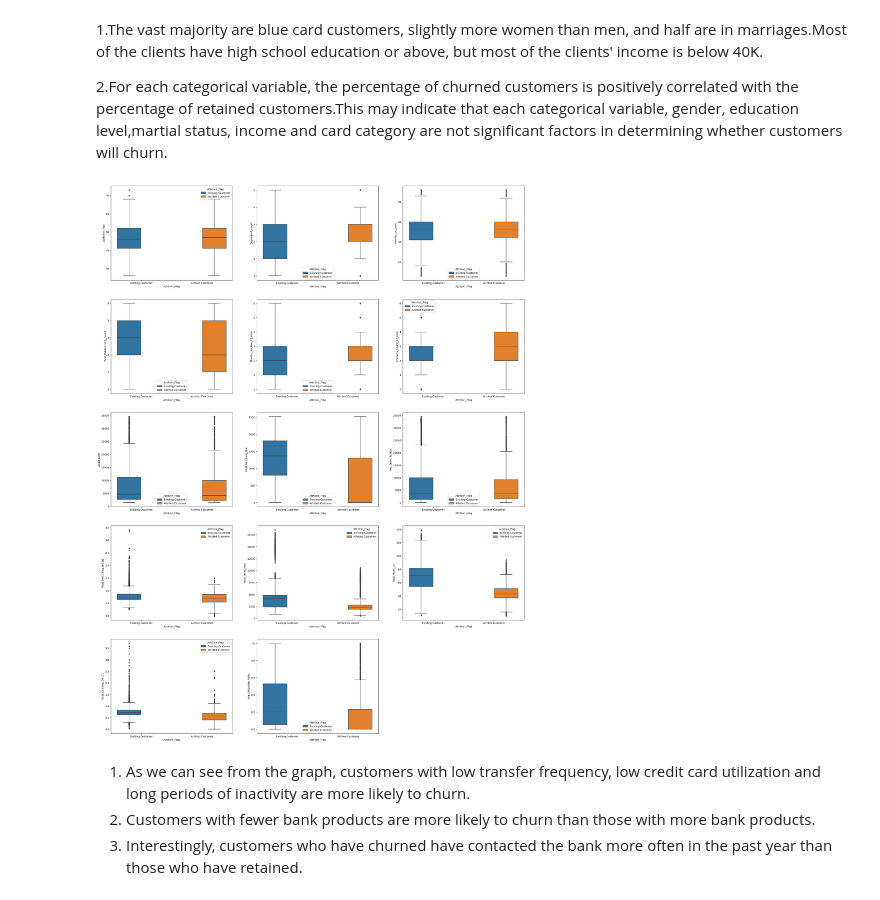
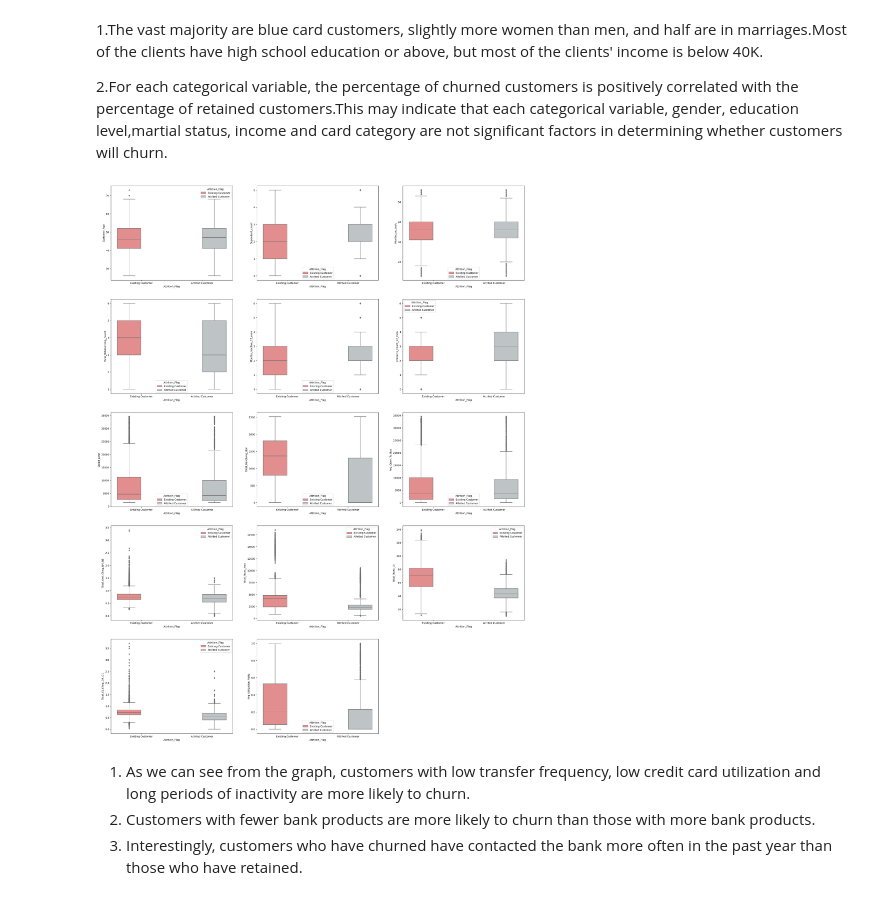
Before and after one commit to hana927/CustomerChurnPredictionProject, a Jupyter notebook: notebook/Customer Churn Prediction_exploratory data analysis.ipynb, the cells around one changed output. Saved outputs shown, nothing was run; the diff lists cells and outputs as text; code cells hidden in the pictures.

```diff
--- a/notebook/Customer Churn Prediction_exploratory data analysis.ipynb
+++ b/notebook/Customer Churn Prediction_exploratory data analysis.ipynb
@@ -90,35 +92,35 @@ sns.countplot(x='Card_Category', hue = 'Attrition_Flag',data = bank_data);
 # %%
 plt.figure(figsize=(30, 40))
 plt.subplot(5,3,1)
-sns.boxplot(y='Customer_Age',x = 'Attrition_Flag', hue = 'Attrition_Flag',data = bank_data)
+sns.boxplot(y='Customer_Age',x = 'Attrition_Flag', hue = 'Attrition_Flag',data = bank_data,palette=['#F08080','#BDC3C7'])
 plt.subplot(5,3,2)
-sns.boxplot(y='Dependent_count',x = 'Attrition_Flag', hue = 'Attrition_Flag',data = bank_data)
+sns.boxplot(y='Dependent_count',x = 'Attrition_Flag', hue = 'Attrition_Flag',data = bank_data,palette=['#F08080','#BDC3C7'])
 plt.subplot(5,3,3)
-sns.boxplot(y='Months_on_book',x = 'Attrition_Flag', hue = 'Attrition_Flag',data = bank_data)
+sns.boxplot(y='Months_on_book',x = 'Attrition_Flag', hue = 'Attrition_Flag',data = bank_data,palette=['#F08080','#BDC3C7'])
 plt.subplot(5,3,4)
-sns.boxplot(y='Total_Relationship_Count',x = 'Attrition_Flag', hue = 'Attrition_Flag',data = bank_data)
+sns.boxplot(y='Total_Relationship_Count',x = 'Attrition_Flag', hue = 'Attrition_Flag',data = bank_data,palette=['#F08080','#BDC3C7'])
 plt.subplot(5,3,5)
-sns.boxplot(y='Months_Inactive_12_mon',x = 'Attrition_Flag', hue = 'Attrition_Flag',data = bank_data)
+sns.boxplot(y='Months_Inactive_12_mon',x = 'Attrition_Flag', hue = 'Attrition_Flag',data = bank_data,palette=['#F08080','#BDC3C7'])
 plt.subplot(5,3,6)
-sns.boxplot(y='Contacts_Count_12_mon',x = 'Attrition_Flag', hue = 'Attrition_Flag',data = bank_data)
+sns.boxplot(y='Contacts_Count_12_mon',x = 'Attrition_Flag', hue = 'Attrition_Flag',data = bank_data,palette=['#F08080','#BDC3C7'])
 plt.subplot(5,3,7)
-sns.boxplot(y='Credit_Limit',x = 'Attrition_Flag', hue = 'Attrition_Flag',data = bank_data)
+sns.boxplot(y='Credit_Limit',x = 'Attrition_Flag', hue = 'Attrition_Flag',data = bank_data,palette=['#F08080','#BDC3C7'])
 plt.subplot(5,3,8)
-sns.boxplot(y='Total_Revolving_Bal',x = 'Attrition_Flag', hue = 'Attrition_Flag',data = bank_data)
+sns.boxplot(y='Total_Revolving_Bal',x = 'Attrition_Flag', hue = 'Attrition_Flag',data = bank_data,palette=['#F08080','#BDC3C7'])
 plt.subplot(5,3,9)
-sns.boxplot(y='Avg_Open_To_Buy',x = 'Attrition_Flag', hue = 'Attrition_Flag',data = bank_data)
+sns.boxplot(y='Avg_Open_To_Buy',x = 'Attrition_Flag', hue = 'Attrition_Flag',data = bank_data,palette=['#F08080','#BDC3C7'])
 plt.subplot(5,3,10)
-sns.boxplot(y='Total_Amt_Chng_Q4_Q1',x = 'Attrition_Flag', hue = 'Attrition_Flag',data = bank_data)
+sns.boxplot(y='Total_Amt_Chng_Q4_Q1',x = 'Attrition_Flag', hue = 'Attrition_Flag',data = bank_data,palette=['#F08080','#BDC3C7'])
 plt.subplot(5,3,11)
-sns.boxplot(y='Total_Trans_Amt',x = 'Attrition_Flag', hue = 'Attrition_Flag',data = bank_data)
+sns.boxplot(y='Total_Trans_Amt',x = 'Attrition_Flag', hue = 'Attrition_Flag',data = bank_data,palette=['#F08080','#BDC3C7'])
 plt.subplot(5,3,12)
-sns.boxplot(y='Total_Trans_Ct',x = 'Attrition_Flag', hue = 'Attrition_Flag',data = bank_data)
+sns.boxplot(y='Total_Trans_Ct',x = 'Attrition_Flag', hue = 'Attrition_Flag',data = bank_data,palette=['#F08080','#BDC3C7'])
 plt.subplot(5,3,13)
-sns.boxplot(y='Total_Ct_Chng_Q4_Q1',x = 'Attrition_Flag', hue = 'Attrition_Flag',data = bank_data)
+sns.boxplot(y='Total_Ct_Chng_Q4_Q1',x = 'Attrition_Flag', hue = 'Attrition_Flag',data = bank_data,palette=['#F08080','#BDC3C7'])
 plt.subplot(5,3,14)
-sns.boxplot(y='Avg_Utilization_Ratio',x = 'Attrition_Flag', hue = 'Attrition_Flag',data = bank_data);
+sns.boxplot(y='Avg_Utilization_Ratio',x = 'Attrition_Flag', hue = 'Attrition_Flag',data = bank_data,palette=['#F08080','#BDC3C7']);
 # %% [output]
-[figure, old version]
+[figure, new version]
 # %% [markdown]
 1. As we can see from the graph, customers with low transfer frequency, low credit card utilization and long periods of inactivity are more likely to churn.
 2. Customers with fewer bank products are more likely to churn than those with more bank products.
```
Also changed, not shown: parts of 3 cells of this notebook.
